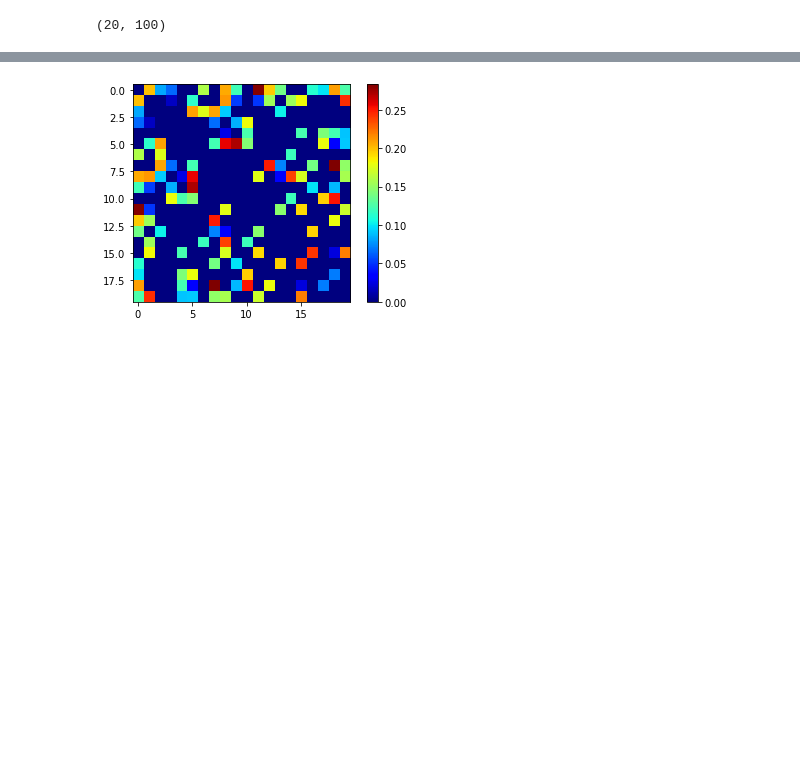
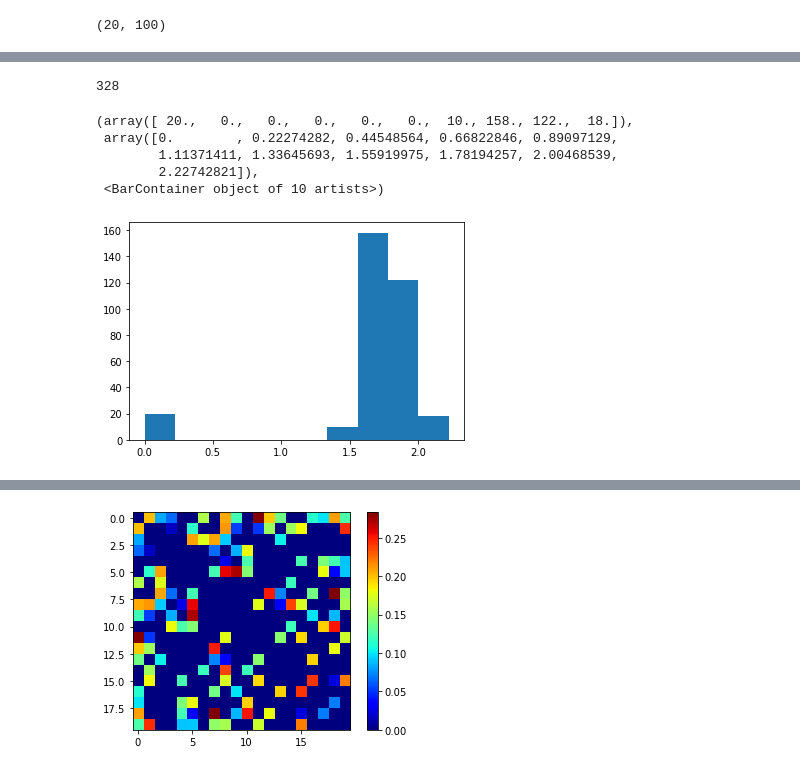
Before and after one commit to SkipMoses/Graph-Learning, a Jupyter notebook: Code/binary_graph_learning/erdos_reyni.ipynb, the cells around one changed output, grey strips where cells are left out. Cells and saved outputs as stored; diff of their text form; code cells hidden in the pictures; blank space fills up the shorter version.

```diff
--- a/Code/binary_graph_learning/erdos_reyni.ipynb
+++ b/Code/binary_graph_learning/erdos_reyni.ipynb
@@ -63,3 +150,15 @@ print(mean, sd, np.median(estimates[0][0][9]))
+# %%
+data = [i for i in estimates[0][0][9].flatten('F') if i < 5]
+print(len(data))
+plt.hist(data)
+# %% [output]
+328
+(array([ 20.,   0.,   0.,   0.,   0.,   0.,  10., 158., 122.,  18.]),
+ array([0.        , 0.22274282, 0.44548564, 0.66822846, 0.89097129,
+        1.11371411, 1.33645693, 1.55919975, 1.78194257, 2.00468539,
+        2.22742821]),
+ <BarContainer object of 10 artists>)
+[figure, added]
 # %%
 # Heat map of learned adjacency matrix
 # Note this is a poor alpha value
```
Also changed, not shown: parts of 10 cells of this notebook, 5 other files.
